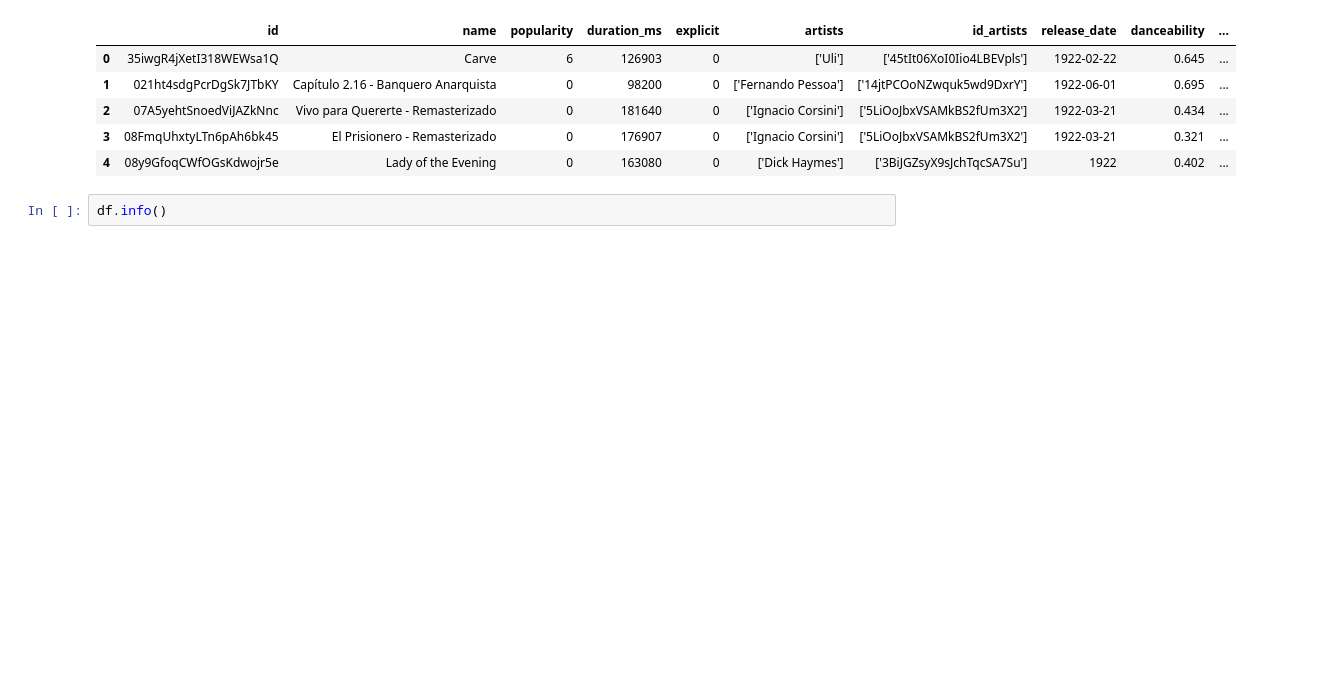
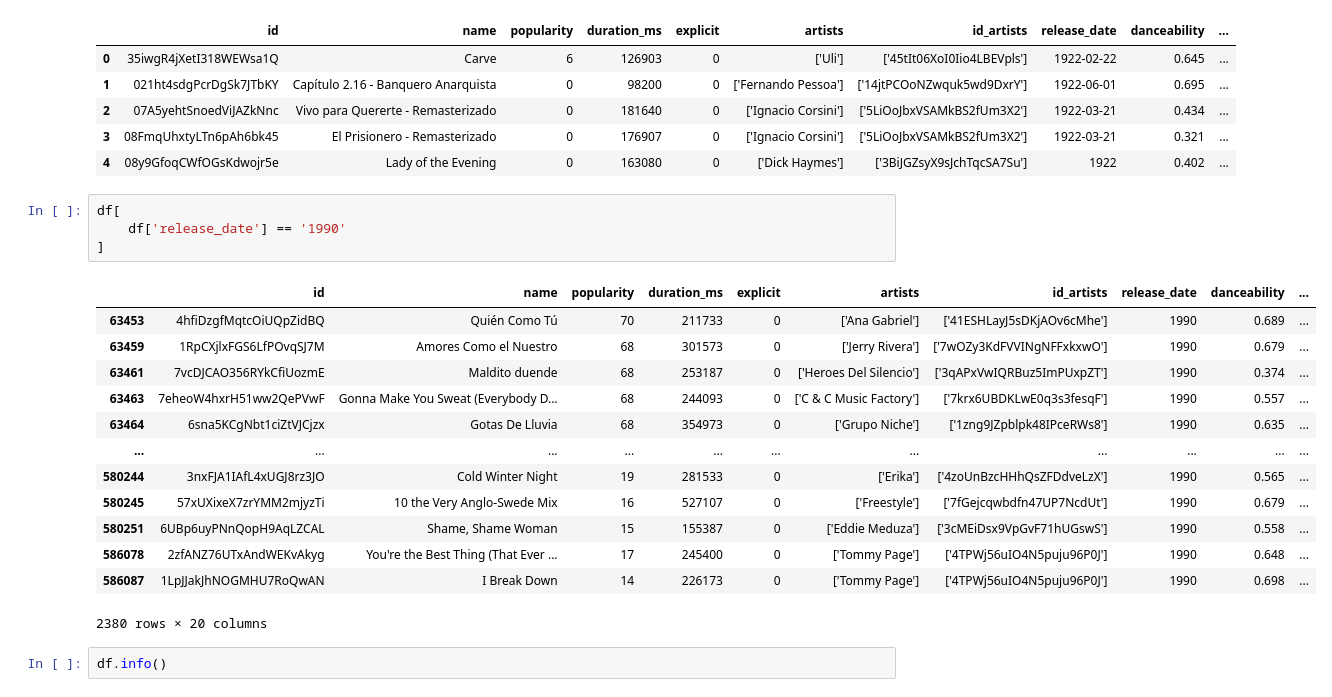
Before and after one commit to ruhanir-dot/song-popularity-prediction, a Jupyter notebook: EDA-Scripts/eda-artists-csv.ipynb, the cells around one changed output. Cells and saved outputs as stored; diff of their text form; blank space fills up the shorter version.

```diff
--- a/EDA-Scripts/eda-artists-csv.ipynb
+++ b/EDA-Scripts/eda-artists-csv.ipynb
@@ -14,6 +16,24 @@ df.head()
 | 2 | 07A5yehtSnoedViJAZkNnc | Vivo para Quererte - Remasterizado | 0 | 181640 | 0 | ['Ignacio Corsini'] | ['5LiOoJbxVSAMkBS2fUm3X2'] | 1922-03-21 | 0.434 | ... |
 | 3 | 08FmqUhxtyLTn6pAh6bk45 | El Prisionero - Remasterizado | 0 | 176907 | 0 | ['Ignacio Corsini'] | ['5LiOoJbxVSAMkBS2fUm3X2'] | 1922-03-21 | 0.321 | ... |
 | 4 | 08y9GfoqCWfOGsKdwojr5e | Lady of the Evening | 0 | 163080 | 0 | ['Dick Haymes'] | ['3BiJGZsyX9sJchTqcSA7Su'] | 1922 | 0.402 | ... |
+# %%
+df[
+    df['release_date'] == '1990'
+]
+# %% [output]
+|  | id | name | popularity | duration_ms | explicit | artists | id_artists | release_date | danceability | ... |
+| 63453 | 4hfiDzgfMqtcOiUQpZidBQ | Quién Como Tú | 70 | 211733 | 0 | ['Ana Gabriel'] | ['41ESHLayJ5sDKjAOv6cMhe'] | 1990 | 0.689 | ... |
+| 63459 | 1RpCXjlxFGS6LfPOvqSJ7M | Amores Como el Nuestro | 68 | 301573 | 0 | ['Jerry Rivera'] | ['7wOZy3KdFVVINgNFFxkxwO'] | 1990 | 0.679 | ... |
+| 63461 | 7vcDJCAO356RYkCfiUozmE | Maldito duende | 68 | 253187 | 0 | ['Heroes Del Silencio'] | ['3qAPxVwIQRBuz5ImPUxpZT'] | 1990 | 0.374 | ... |
+| 63463 | 7eheoW4hxrH51ww2QePVwF | Gonna Make You Sweat (Everybody D... | 68 | 244093 | 0 | ['C & C Music Factory'] | ['7krx6UBDKLwE0q3s3fesqF'] | 1990 | 0.557 | ... |
+| 63464 | 6sna5KCgNbt1ciZtVJCjzx | Gotas De Lluvia | 68 | 354973 | 0 | ['Grupo Niche'] | ['1zng9JZpblpk48IPceRWs8'] | 1990 | 0.635 | ... |
+| ... | ... | ... | ... | ... | ... | ... | ... | ... | ... | ... |
+| 580244 | 3nxFJA1IAfL4xUGJ8rz3JO | Cold Winter Night | 19 | 281533 | 0 | ['Erika'] | ['4zoUnBzcHHhQsZFDdveLzX'] | 1990 | 0.565 | ... |
+| 580245 | 57xUXixeX7zrYMM2mjyzTi | 10 the Very Anglo-Swede Mix | 16 | 527107 | 0 | ['Freestyle'] | ['7fGejcqwbdfn47UP7NcdUt'] | 1990 | 0.679 | ... |
+| 580251 | 6UBp6uyPNnQopH9AqLZCAL | Shame, Shame Woman | 15 | 155387 | 0 | ['Eddie Meduza'] | ['3cMEiDsx9VpGvF71hUGswS'] | 1990 | 0.558 | ... |
+| 586078 | 2zfANZ76UTxAndWEKvAkyg | You're the Best Thing (That Ever ... | 17 | 245400 | 0 | ['Tommy Page'] | ['4TPWj56uIO4N5puju96P0J'] | 1990 | 0.648 | ... |
+| 586087 | 1LpJJakJhNOGMHU7RoQwAN | I Break Down | 14 | 226173 | 0 | ['Tommy Page'] | ['4TPWj56uIO4N5puju96P0J'] | 1990 | 0.698 | ... |
+2380 rows × 20 columns
 # %%
 df.info()
 # %% [output]
```
Also changed, not shown: parts of 23 cells of this notebook.
